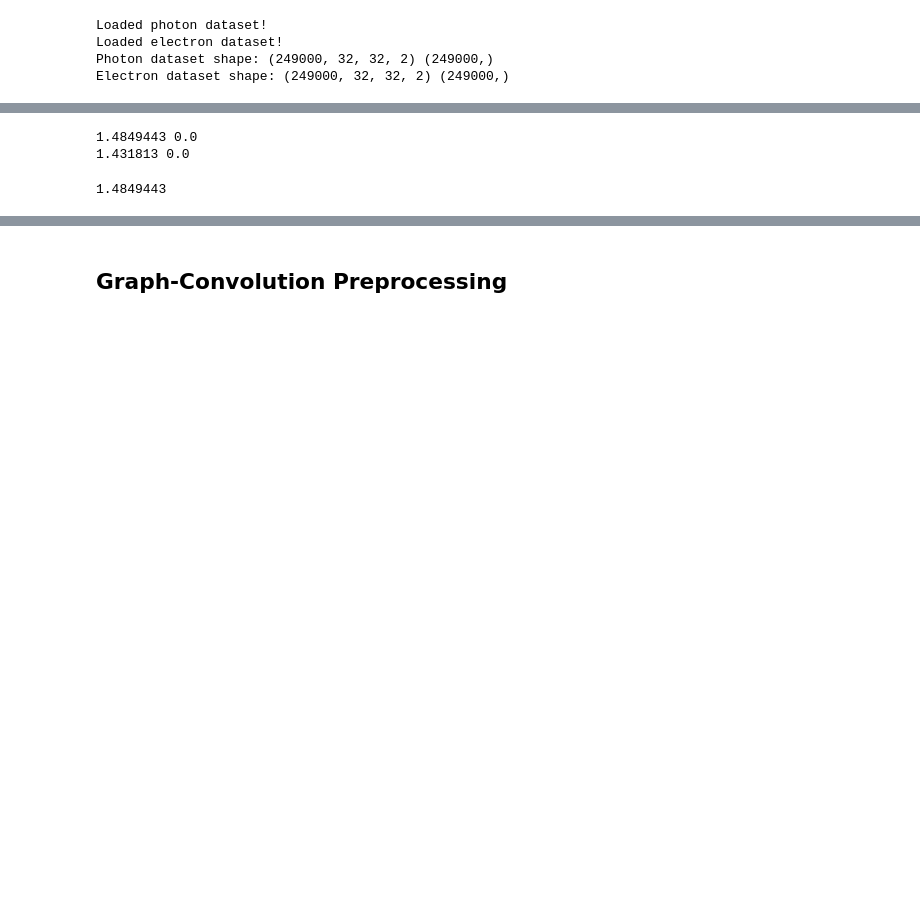
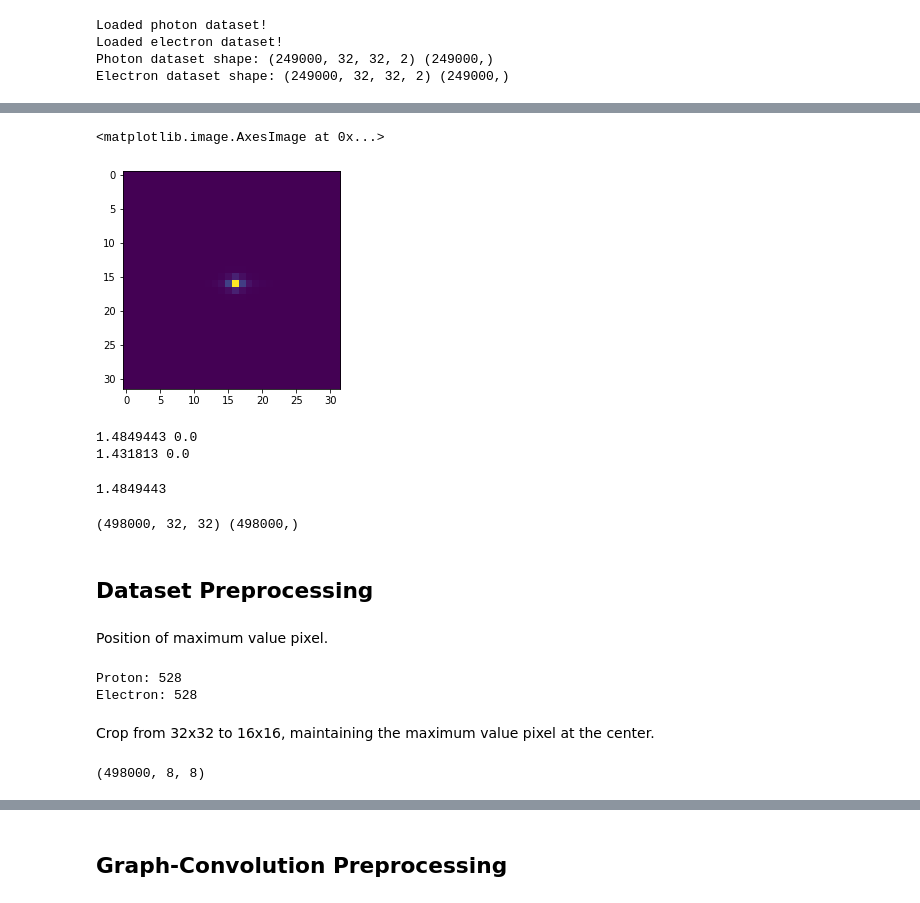
Before and after one commit to ericardomuten/qcnn-hep, a Jupyter notebook: notebook/QCNN.ipynb, the cells around one changed output, grey strips where cells are left out. Saved outputs shown, nothing was run; the diff lists cells and outputs as text; code cells hidden in the pictures; blank space fills up the shorter version.

```diff
--- a/notebook/QCNN.ipynb
+++ b/notebook/QCNN.ipynb
@@ -85,3 +92,10 @@ Electron dataset shape: (249000, 32, 32, 2) (249000,)
+# %%
+# electron average image
+
+plt.imshow(np.mean(ex[:, :, :, 0], axis=0))
+# %% [output]
+<matplotlib.image.AxesImage at 0x...>
+[figure, added]
 # %%
 max_photon, min_photon = np.max(px[:, :, :, 0]), np.min(px[:, :, :, 0])
 max_electron, min_electron = np.max(ex[:, :, :, 0]), np.min(ex[:, :, :, 0])
@@ -93,3 +107,31 @@ max(max_photon, abs(min_photon), max_electron, abs(min_electron))
 1.4849443 0.0
 1.431813 0.0
 1.4849443
+# %%
+X = np.concatenate((px[:, :, :, 0], ex[:, :, :, 0]), axis=0)
+y = np.concatenate((py, ey), axis=0)
+
+print(X.shape, y.shape)
+# %% [output]
+(498000, 32, 32) (498000,)
+# %% [markdown]
+## Dataset Preprocessing
+# %% [markdown]
+Position of maximum value pixel.
+# %%
+print("Proton:", np.argmax(np.mean(px[:, :, :, 0], axis=0)))
+print("Electron:", np.argmax(np.mean(ex[:, :, :, 0], axis=0)))
+# %% [output]
+Proton: 528
+Electron: 528
+# %% [markdown]
+Crop from 32x32 to 16x16, maintaining the maximum value pixel at the center.
+# %%
+center = [int(528/32), 528%32]
+
+img_size = 8
+
+X = X[:, (center[0]-int(img_size/2)):(center[0]+int(img_size/2)), (center[1]-int(img_size/2)):(center[1]+int(img_size/2))]
+X.shape
+# %% [output]
+(498000, 8, 8)
```
Also changed, not shown: parts of 25 cells of this notebook.
